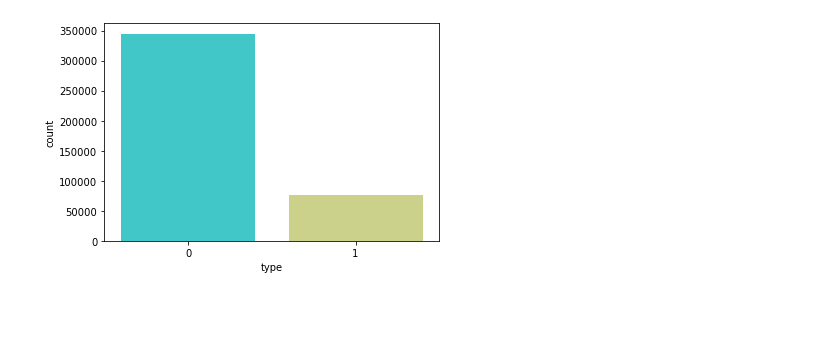
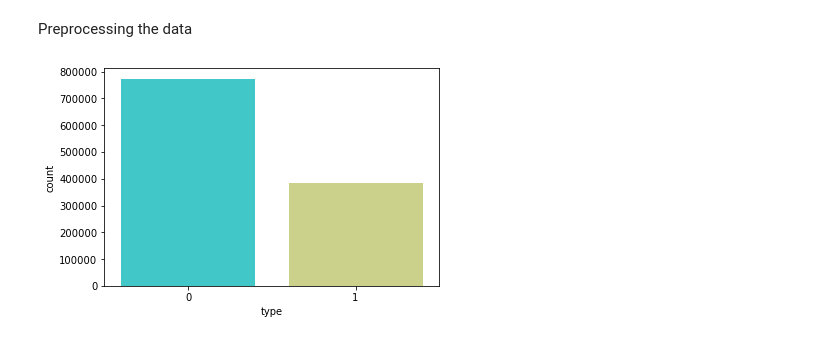
Before and after one commit to alphabeta2206/Mal_URL, a Jupyter notebook: Models/Model-2.ipynb, the cells around one changed output. Cells and saved outputs as stored; diff of their text form; code cells hidden in the pictures; blank space fills up the shorter version.

```diff
--- a/Models/Model-2.ipynb
+++ b/Models/Model-2.ipynb
@@ -32,0 +122,2 @@ array(['bad', 'good'], dtype=object)
+# %% [markdown]
+Preprocessing the data
@@ -33,5 +126,17 @@ array(['bad', 'good'], dtype=object)
+# %%
+df2.drop(df2.columns[df2.columns.str.contains('unnamed',case = False)],axis = 1, inplace = True)
+df2.drop('label',axis = 1, inplace = True)
+df2=df2.rename(columns={'result': 'type'})
+# %%
+df3=df3.rename(columns={'label': 'type'})
+df3['type']=df3['type'].replace({'bad':1,'good':0})
+# %%
+df=df.append(df2)
+df=df.append(df3)
+# %%
+df.drop_duplicates(keep='first',inplace=True)
 # %%
-sns.countplot(x='type',data=df3, palette='rainbow')
+sns.countplot(x='type',data=df, palette='rainbow')
 plt.show()
 # %% [output]
-[figure, old version]
+[figure, new version]
```
Also changed, not shown: parts of 26 cells of this notebook, 2 other files.
